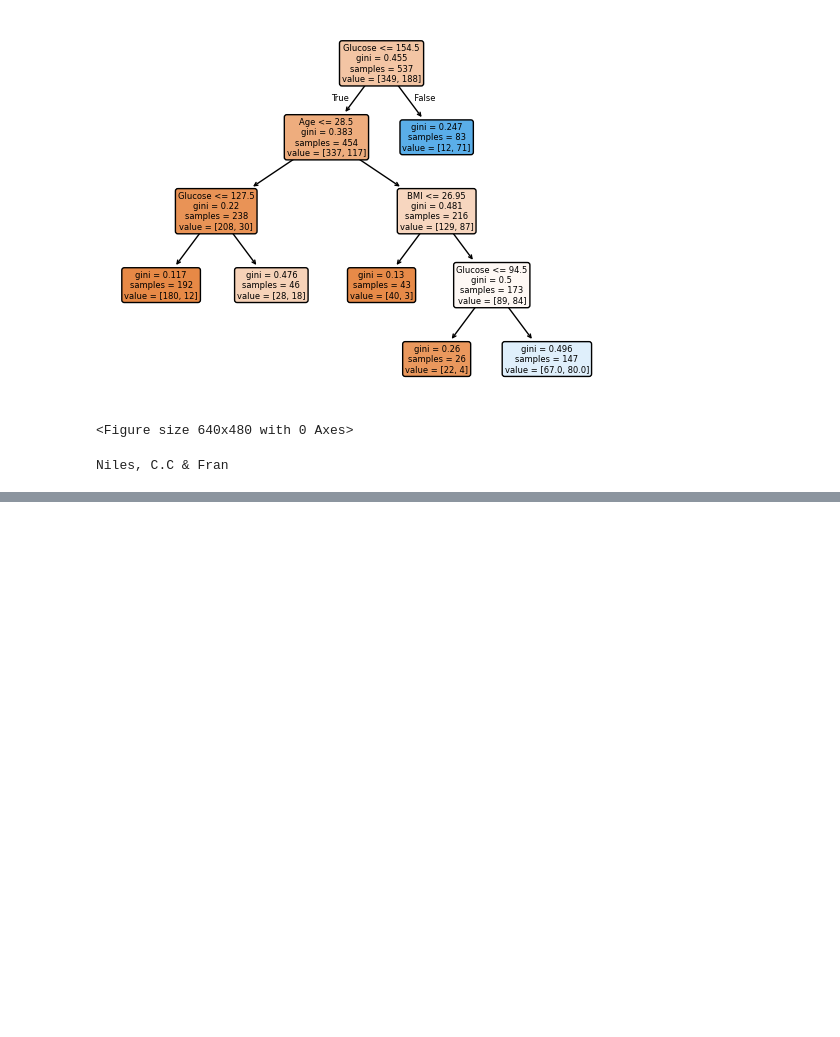
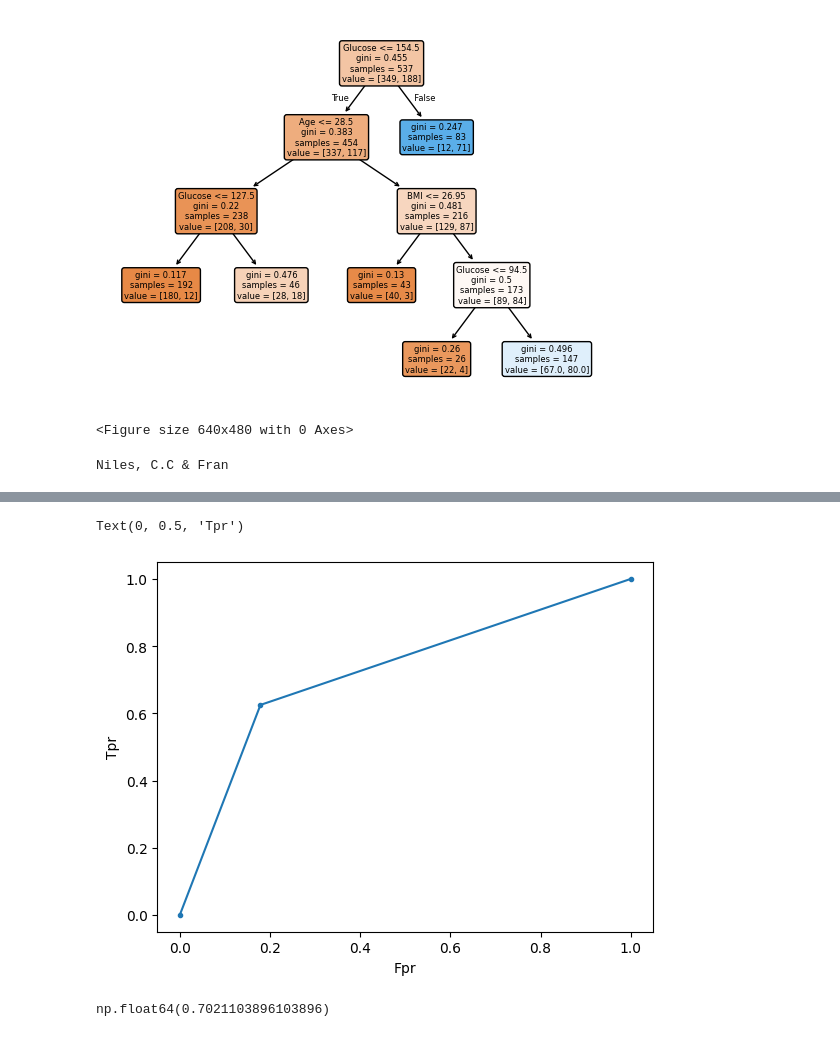
Before and after one commit to SDPowell2233/StevenP_CSCI_1070, a Jupyter notebook: Week 9 Notes.ipynb, the cells around one changed output, grey strips where cells are left out. Saved outputs shown, nothing was run; the diff lists cells and outputs as text; code cells hidden in the pictures; blank space fills up the shorter version.

```diff
--- a/Week 9 Notes.ipynb
+++ b/Week 9 Notes.ipynb
@@ -113,0 +224,16 @@ Niles, C.C & Fran
+# %%
+plt.plot(fpr, tpr, marker = ".")
+plt.xlabel("Fpr")
+plt.ylabel("Tpr")
+# %% [output]
+Text(0, 0.5, 'Tpr')
+[figure, added]
+# %%
+#precision/recall curve summarizes the tradeofff between tpr and fpr, ideal for imbalanced data.
+
+from sklearn.metrics import precision_recall_curve, f1_score, auc
+precision, recall, thresholds = precision_recall_curve(y_test, y_pred)
+pr_auc = auc(recall, precision)
+pr_auc
+# %% [output]
+np.float64(0.7021103896103896)
```
Also changed, not shown: parts of 16 cells of this notebook, 8 other files.
